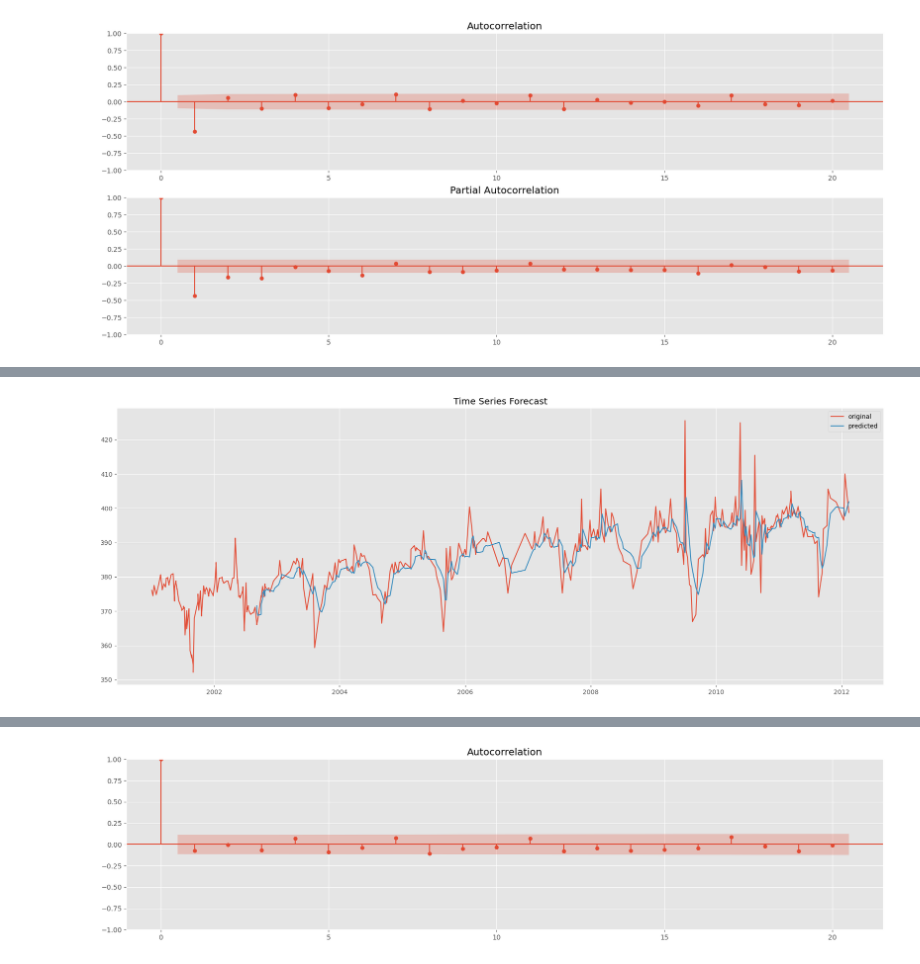
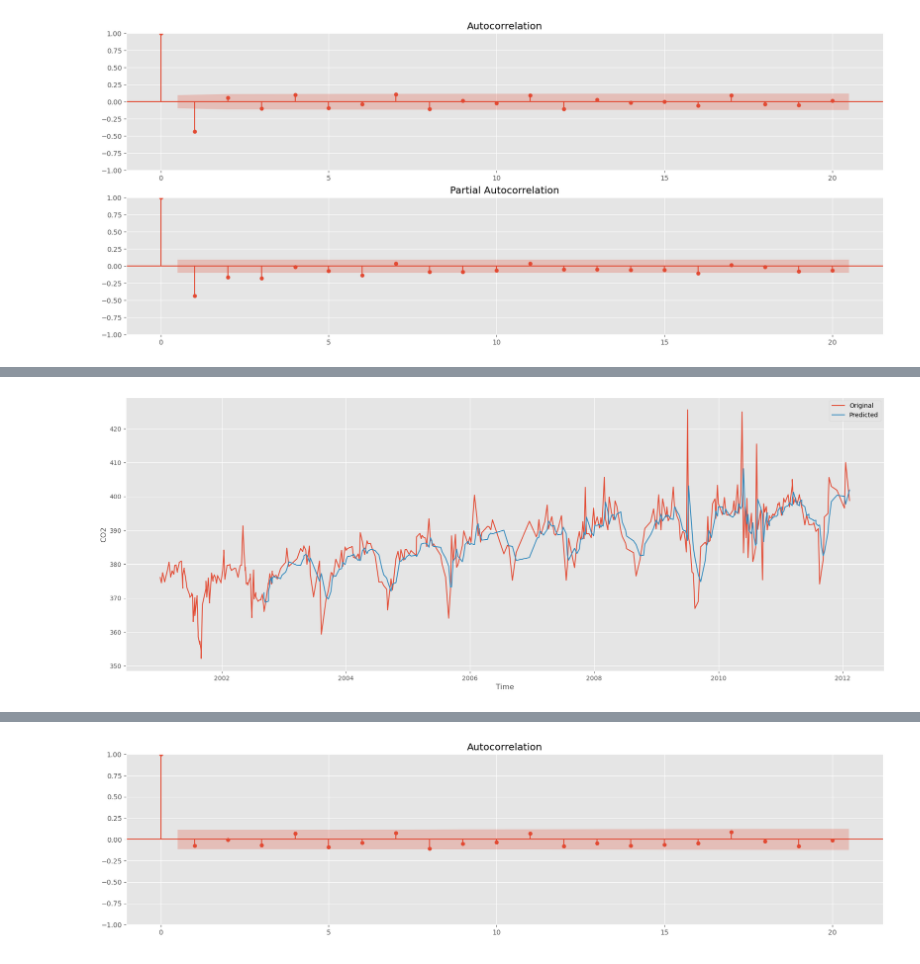
Before and after one commit to mJekal/CO_Data_Anaylsis, a Jupyter notebook: CO2_2001 to 2011_(2).ipynb, the cells around one changed output, grey strips where cells are left out. Drawn from its saved outputs; the diff is of its cells as text; code cells hidden in the pictures.

```diff
--- a/CO2_2001 to 2011_(2).ipynb
+++ b/CO2_2001 to 2011_(2).ipynb
@@ -14,5 +18,5 @@ from pandas import Timestamp
 # %%
-data = pd.read_csv("Gosan_Flask_CO2_del13C_2001-2011 - 복사본 (2).csv")
+data = pd.read_csv("Gosan_Flask_CO2_del13C_2001-2011 -.csv")
 # %%
 data["Time"] = pd.to_datetime(data["Time"])
 # %%
@@ -124,14 +114,3 @@ ax2 = fig.add_subplot(212)
 fig = sm.graphics.tsa.plot_pacf(ts_diff[1:], lags=20, ax=ax2)
 # %% [output]
 [figure]
-# %%
-from pandas import datetime
-from statsmodels.tsa.arima.model import ARIMA
-data.index.freq = 'M'
-
-model = ARIMA(ts, order=(2,1,2))
-model_fit = model.fit()
-# %%
-start_index = Timestamp("2002-09-06 17:39")
-end_index = Timestamp("2012-02-11 12:30")
-forecast = model_fit.predict(start=start_index, end=end_index, typ='levels')
@@ -138,9 +165,10 @@ forecast = model_fit.predict(start=start_index, end=end_index, typ='levels')
 # %%
 plt.figure(figsize=(22,8))
-plt.plot(data["Time"], data["CO2"], label="original" )
-plt.plot(forecast, label = "predicted")
-plt.title("Time Series Forecast")
+plt.plot(data["Time"], data["CO2"], label="Original")
+plt.plot(data.Time[data.Time >= start_index], forecast, label="Predicted")
+plt.xlabel("Time")
+plt.ylabel("CO2")
 plt.legend()
 plt.show()
 # %% [output]
-[figure, old version]
+[figure, new version]
```
Also changed, not shown: parts of 21 cells of this notebook.
